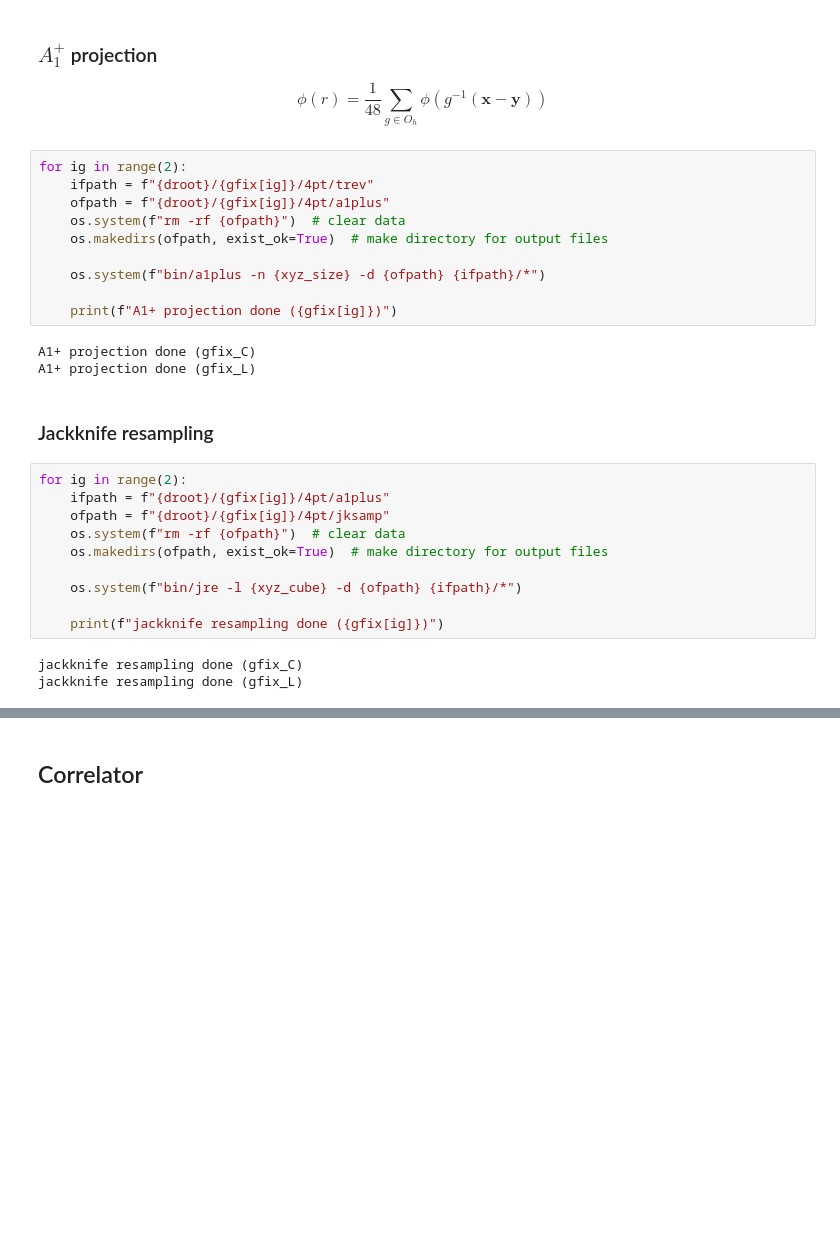
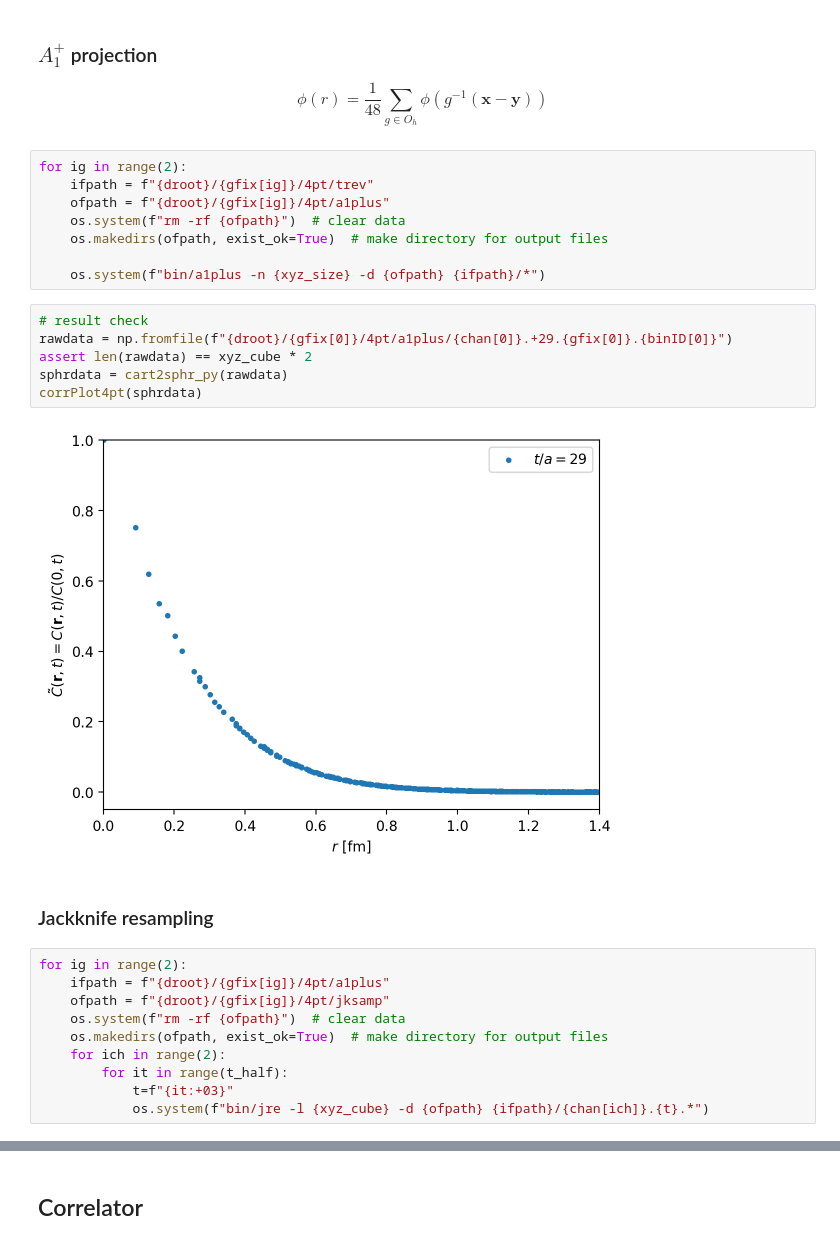
Before and after one commit to tinikov/lqcd, a Jupyter notebook: ccbar:analysis/4pt-analysis.ipynb, the cells around one changed output, grey strips where cells are left out. Cells and saved outputs as stored; diff of their text form; blank space fills up the shorter version.

```diff
--- a/ccbar:analysis/4pt-analysis.ipynb
+++ b/ccbar:analysis/4pt-analysis.ipynb
@@ -97,11 +159,14 @@ for ig in range(2):
     os.makedirs(ofpath, exist_ok=True)  # make directory for output files
 
     os.system(f"bin/a1plus -n {xyz_size} -d {ofpath} {ifpath}/*")
-
-    print(f"A1+ projection done ({gfix[ig]})")
-# %% [output]
-A1+ projection done (gfix_C)
-A1+ projection done (gfix_L)
+# %%
+# result check
+rawdata = np.fromfile(f"{droot}/{gfix[0]}/4pt/a1plus/{chan[0]}.+29.{gfix[0]}.{binID[0]}")
+assert len(rawdata) == xyz_cube * 2
+sphrdata = cart2sphr_py(rawdata)
+corrPlot4pt(sphrdata)
+# %% [output]
+[figure, added]
 # %% [markdown]
 ### Jackknife resampling
 # %%
@@ -110,10 +175,7 @@ for ig in range(2):
     ofpath = f"{droot}/{gfix[ig]}/4pt/jksamp"
     os.system(f"rm -rf {ofpath}")  # clear data
     os.makedirs(ofpath, exist_ok=True)  # make directory for output files
-
-    os.system(f"bin/jre -l {xyz_cube} -d {ofpath} {ifpath}/*")
-
-    print(f"jackknife resampling done ({gfix[ig]})")
+    for ich in range(2):
+        for it in range(t_half):
+            t=f"{it:+03}"
+            os.system(f"bin/jre -l {xyz_cube} -d {ofpath} {ifpath}/{chan[ich]}.{t}.*")
-# %% [output]
-jackknife resampling done (gfix_C)
-jackknife resampling done (gfix_L)
```
Also changed, not shown: parts of 48 cells of this notebook, 6 other files.
